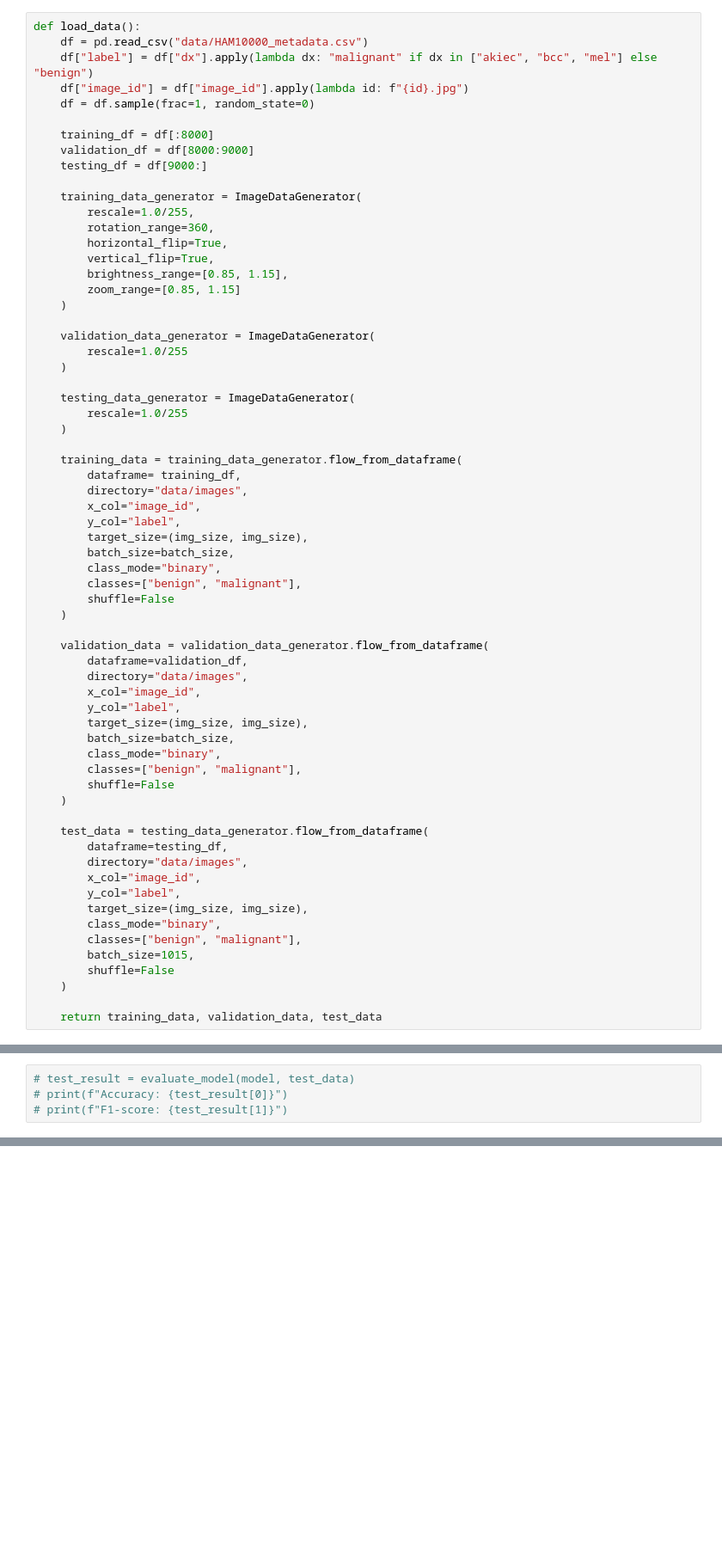
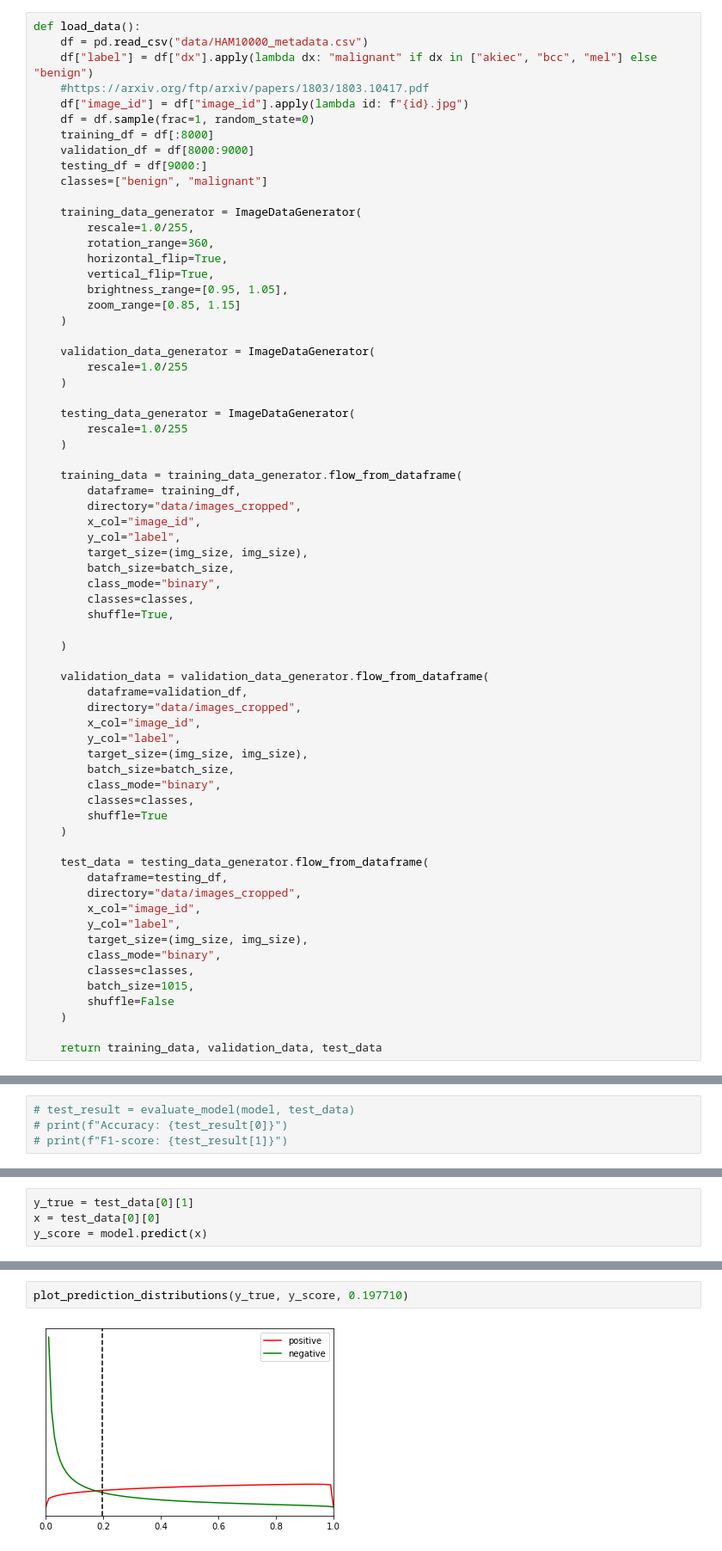
Before and after one commit to hueindahaus/mole-patrol, a Jupyter notebook: backend/ml/model_training copy 2.ipynb, the cells around one changed output, grey strips where cells are left out. Shown: that part at 86% size. Drawn from its saved outputs; the diff is of its cells as text; blank space fills up the shorter version.

```diff
--- a/backend/ml/model_training copy 2.ipynb
+++ b/backend/ml/model_training copy 2.ipynb
@@ -31,19 +38,20 @@ True
 def load_data():
     df = pd.read_csv("data/HAM10000_metadata.csv")
     df["label"] = df["dx"].apply(lambda dx: "malignant" if dx in ["akiec", "bcc", "mel"] else "benign")
+    #https://arxiv.org/ftp/arxiv/papers/1803/1803.10417.pdf
     df["image_id"] = df["image_id"].apply(lambda id: f"{id}.jpg")
     df = df.sample(frac=1, random_state=0)
-
     training_df = df[:8000]
     validation_df = df[8000:9000]
     testing_df = df[9000:]
+    classes=["benign", "malignant"]
 
     training_data_generator = ImageDataGenerator(
         rescale=1.0/255,
         rotation_range=360,
         horizontal_flip=True,
         vertical_flip=True,
-        brightness_range=[0.85, 1.15],
+        brightness_range=[0.95, 1.05],
         zoom_range=[0.85, 1.15]
     )
 
@@ -57,36 +65,37 @@ def load_data():
 
     training_data = training_data_generator.flow_from_dataframe(
         dataframe= training_df,
-        directory="data/images",
+        directory="data/images_cropped",
         x_col="image_id",
         y_col="label",
         target_size=(img_size, img_size),
         batch_size=batch_size,
         class_mode="binary",
-        classes=["benign", "malignant"],
-        shuffle=False
+        classes=classes,
+        shuffle=True,
+
     )
 
     validation_data = validation_data_generator.flow_from_dataframe(
         dataframe=validation_df,
-        directory="data/images",
+        directory="data/images_cropped",
         x_col="image_id",
         y_col="label",
         target_size=(img_size, img_size),
         batch_size=batch_size,
         class_mode="binary",
-        classes=["benign", "malignant"],
-        shuffle=False
+        classes=classes,
+        shuffle=True
     )
 
     test_data = testing_data_generator.flow_from_dataframe(
         dataframe=testing_df,
-        directory="data/images",
+        directory="data/images_cropped",
         x_col="image_id",
         y_col="label",
         target_size=(img_size, img_size),
         class_mode="binary",
-        classes=["benign", "malignant"],
+        classes=classes,
         batch_size=1015,
         shuffle=False
     )
@@ -263,0 +345,4 @@ Total Fraudulent Transactions:  192
+# %%
+y_true = test_data[0][1]
+x = test_data[0][0]
+y_score = model.predict(x)
@@ -263,0 +354,4 @@ Total Fraudulent Transactions:  192
+# %%
+plot_prediction_distributions(y_true, y_score, 0.197710)
+# %% [output]
+[figure, added]
```
Also changed, not shown: parts of 25 cells of this notebook, 2 other files.
